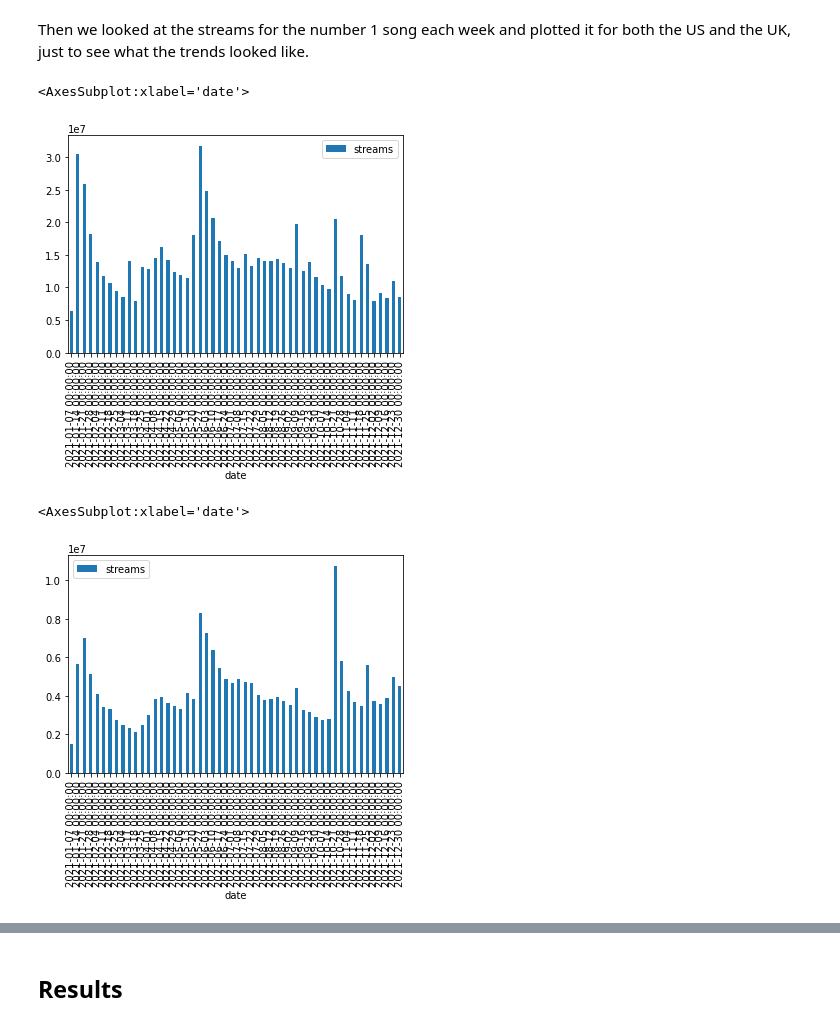
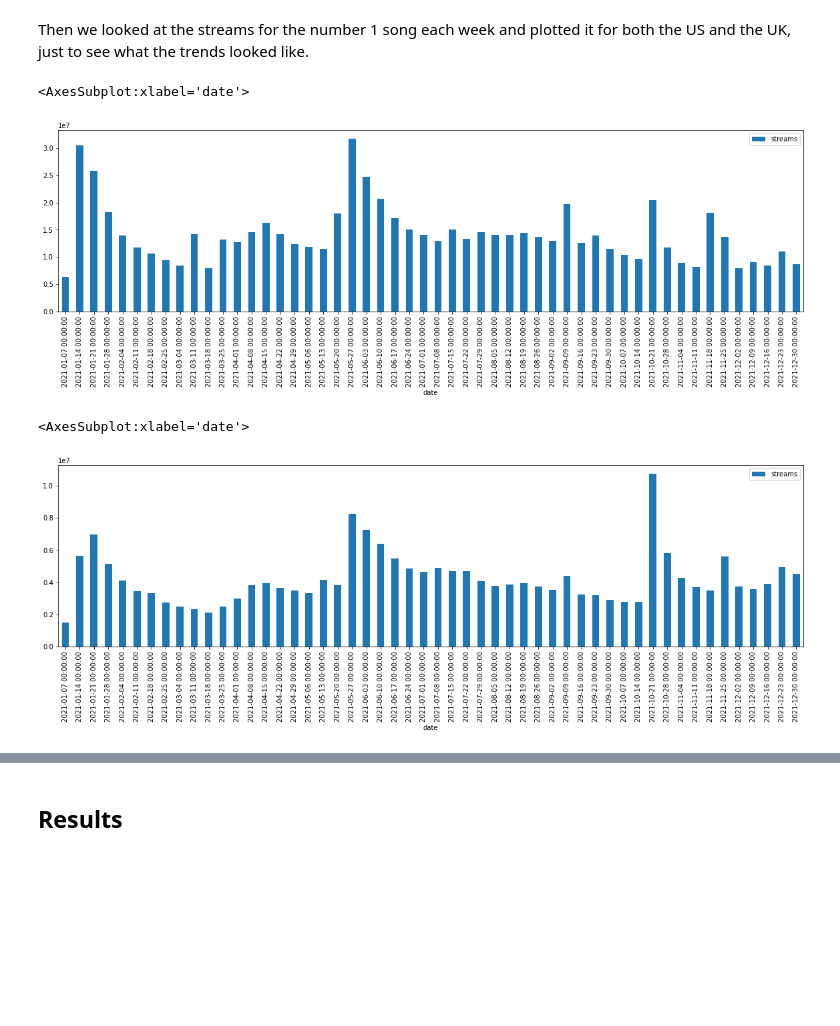
Before and after one commit to spurthirallapalli/DH140-FinalProject, a Jupyter notebook: FinalProject/FinalProject.ipynb, the cells around one changed output, grey strips where cells are left out. Cells and saved outputs as stored; diff of their text form; code cells hidden in the pictures; blank space fills up the shorter version.

```diff
--- a/FinalProject/FinalProject.ipynb
+++ b/FinalProject/FinalProject.ipynb
@@ -289,12 +289,12 @@ number1us = weekly_us_charts.loc[weekly_us_charts['rank'] == 1]
 # %%
 number1uk = weekly_gb_charts.loc[weekly_gb_charts['rank'] == 1]
 # %%
-number1us.plot(kind='bar', x='date', y='streams')
+number1us.plot(kind='bar', x='date', y='streams', figsize=(20,5))
 # %% [output]
 <AxesSubplot:xlabel='date'>
-[figure, old version]
+[figure, new version]
 # %%
-number1uk.plot(kind='bar', x='date', y='streams')
+number1uk.plot(kind='bar', x='date', y='streams', figsize=(20,5))
 # %% [output]
 <AxesSubplot:xlabel='date'>
-[figure, old version]
+[figure, new version]
```
Also changed, not shown: parts of 18 cells of this notebook.
